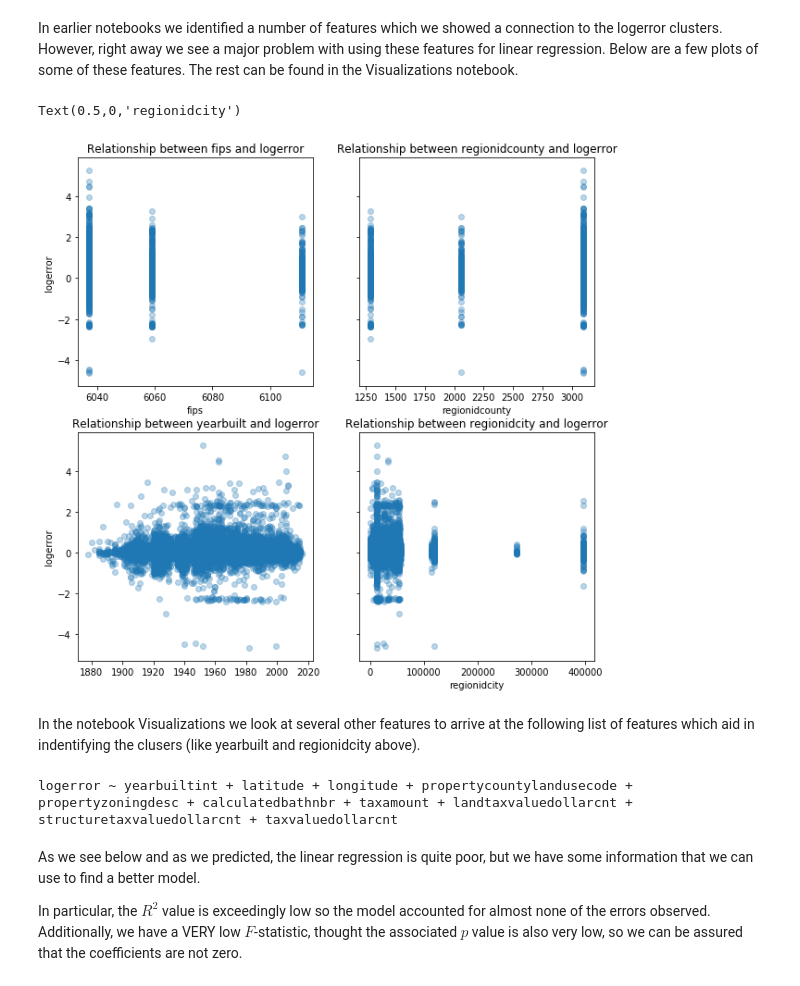
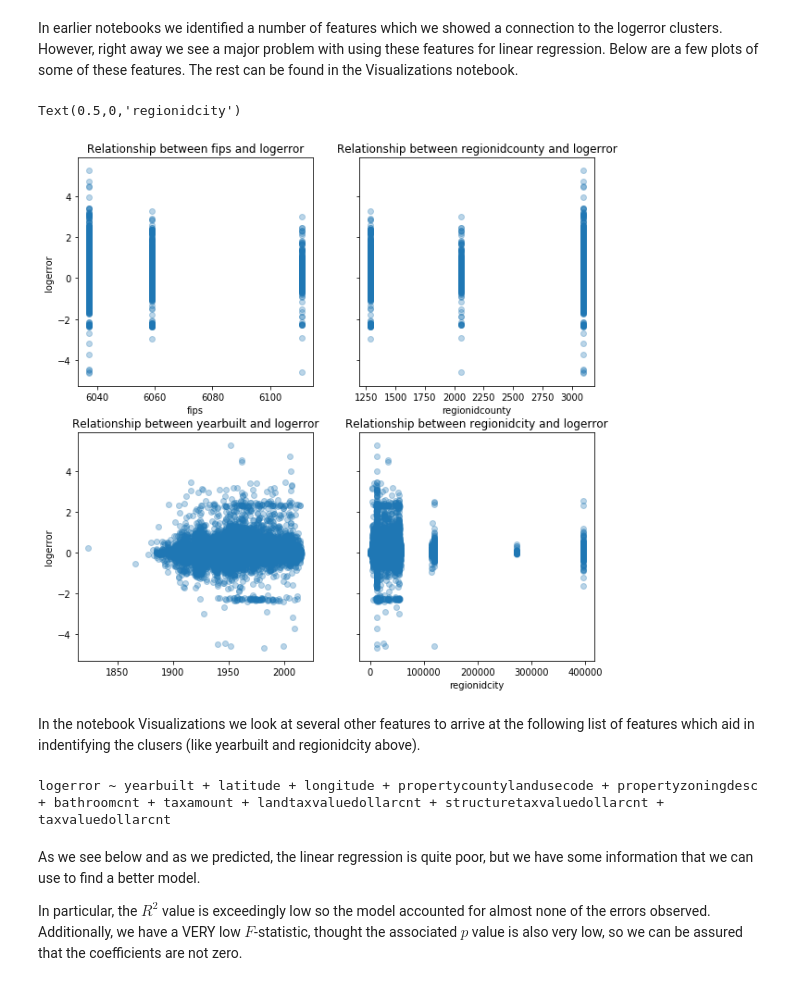
Before and after one commit to Eric-Ens/Capstone_project_1, a Jupyter notebook: Linear Regression.ipynb, the cells around one changed output. Drawn from its saved outputs; the diff is of its cells as text; code cells hidden in the pictures.

```diff
--- a/Linear Regression.ipynb
+++ b/Linear Regression.ipynb
@@ -32,15 +61,15 @@ from IPython.core.display import display, HTML
 # %%
-Housing_data = pd.read_csv('cleaned_1.csv')
-Housing_data = Housing_data.set_index(['parcelid','Unnamed: 1'])
-del Housing_data['garagetotalsqft'] # this has a very large amount of missing data, so will be excluded for now
+Housing_data = Housing_data.set_index(['parcelid','Unnamed: 0'])
+#del Housing_data['garagetotalsqft'] # this has a very large amount of missing data, so will be excluded for now
 Housing_data['transactiondate'] = pd.to_datetime(Housing_data['transactiondate'],
                                                  format = '%Y-%m-%d', errors = 'coerce')
-Housing_data['yearbuilt'] = pd.to_datetime(Housing_data['yearbuilt'], format='%Y.0', errors='coerce').dt.year
-Housing_data['assessmentyear'] = pd.to_datetime(Housing_data['assessmentyear'],
-                                                format='%Y-%m-%d', errors='coerce').dt.year
-Housing_data['taxdelinquencyyear'] = pd.to_datetime(Housing_data['taxdelinquencyyear'],
-                                                    format='%Y-%m-%d', errors='coerce').dt.year
+#Housing_data['yearbuilt'] = pd.to_datetime(Housing_data['yearbuilt'], format='%Y.0', errors='coerce').dt.year
+#Housing_data['assessmentyear'] = pd.to_datetime(Housing_data['assessmentyear'],
+                                                #format='%Y-%m-%d', errors='coerce').dt.year
+#Housing_data['taxdelinquencyyear'] = pd.to_datetime(Housing_data['taxdelinquencyyear'],
+                                                    #format='%Y-%m-%d', errors='coerce').dt.year
 
-House_df = Housing_data.drop(['taxdelinquencyyear'], axis = 1)
-House_df = House_df.dropna()
-House_df['yearbuiltint'] = House_df['yearbuilt'].astype(int)
+#House_df = Housing_data.drop(['taxdelinquencyyear'], axis = 1)
+House_df = Housing_data.dropna()
+#House_df['yearbuiltint'] = House_df['yearbuilt'].astype(int)
+House_df.info()
@@ -49,36 +96,36 @@ In earlier notebooks we identified a number of features which we showed a connec
 # %%
 # Two subplots, unpack the axes array immediately
 f, ((ax1, ax2),(ax3,ax4)) = plt.subplots(2, 2, sharey=True, figsize = (10,10))
 ax1.set_ylabel("logerror")
 ax1.scatter(House_df['fips'], House_df['logerror'], alpha = 0.3)
 ax1.set_title("Relationship between fips and logerror")
 ax1.set_xlabel("fips")
 ax2.scatter(House_df['regionidcounty'], House_df['logerror'], alpha = 0.3)
 ax2.set_title("Relationship between regionidcounty and logerror")
 ax2.set_xlabel("regionidcounty")
 ax3.set_ylabel("logerror")
-ax3.scatter(House_df['yearbuiltint'], House_df['logerror'], alpha = 0.3)
+ax3.scatter(House_df['yearbuilt'], House_df['logerror'], alpha = 0.3)
 ax3.set_title("Relationship between yearbuilt and logerror")
-ax4.set_xlabel("yearbuiltint")
+ax4.set_xlabel("yearbuilt")
 ax4.scatter(House_df['regionidcity'], House_df['logerror'], alpha = 0.3)
 ax4.set_title("Relationship between regionidcity and logerror")
 ax4.set_xlabel("regionidcity")
 # %% [output]
 Text(0.5,0,'regionidcity')
-[figure, old version]
+[figure, new version]
 # %% [markdown]
 In the notebook Visualizations we look at several other features to arrive at the following list of features which aid in indentifying the clusers (like yearbuilt and regionidcity above).
 # %%
-cols_for_lin = ['yearbuiltint', 'latitude', 'longitude', 'propertycountylandusecode',
-               'propertyzoningdesc', 'calculatedbathnbr', 'landtaxvaluedollarcnt', 'structuretaxvaluedollarcnt',
+cols_for_lin = ['yearbuilt', 'latitude', 'longitude', 'propertycountylandusecode',
+               'propertyzoningdesc', 'bathroomcnt', 'landtaxvaluedollarcnt', 'structuretaxvaluedollarcnt',
                'taxvaluedollarcnt', 'taxamount']
-linstr = ('logerror ~ yearbuiltint + latitude + longitude + propertycountylandusecode + '
-          'propertyzoningdesc + calculatedbathnbr + taxamount + landtaxvaluedollarcnt + '
+linstr = ('logerror ~ yearbuilt + latitude + longitude + propertycountylandusecode + '
+          'propertyzoningdesc + bathroomcnt + taxamount + landtaxvaluedollarcnt + '
           'structuretaxvaluedollarcnt + taxvaluedollarcnt'
          )
 print(linstr)
 # %% [output]
-logerror ~ yearbuiltint + latitude + longitude + propertycountylandusecode + propertyzoningdesc + calculatedbathnbr + taxamount + landtaxvaluedollarcnt + structuretaxvaluedollarcnt + taxvaluedollarcnt
+logerror ~ yearbuilt + latitude + longitude + propertycountylandusecode + propertyzoningdesc + bathroomcnt + taxamount + landtaxvaluedollarcnt + structuretaxvaluedollarcnt + taxvaluedollarcnt
 # %% [markdown]
 As we see below and as we predicted, the linear regression is quite poor, but we have some information that we can use to find a better model.
 
```
Also changed, not shown: parts of 10 cells of this notebook, 3 other files.
